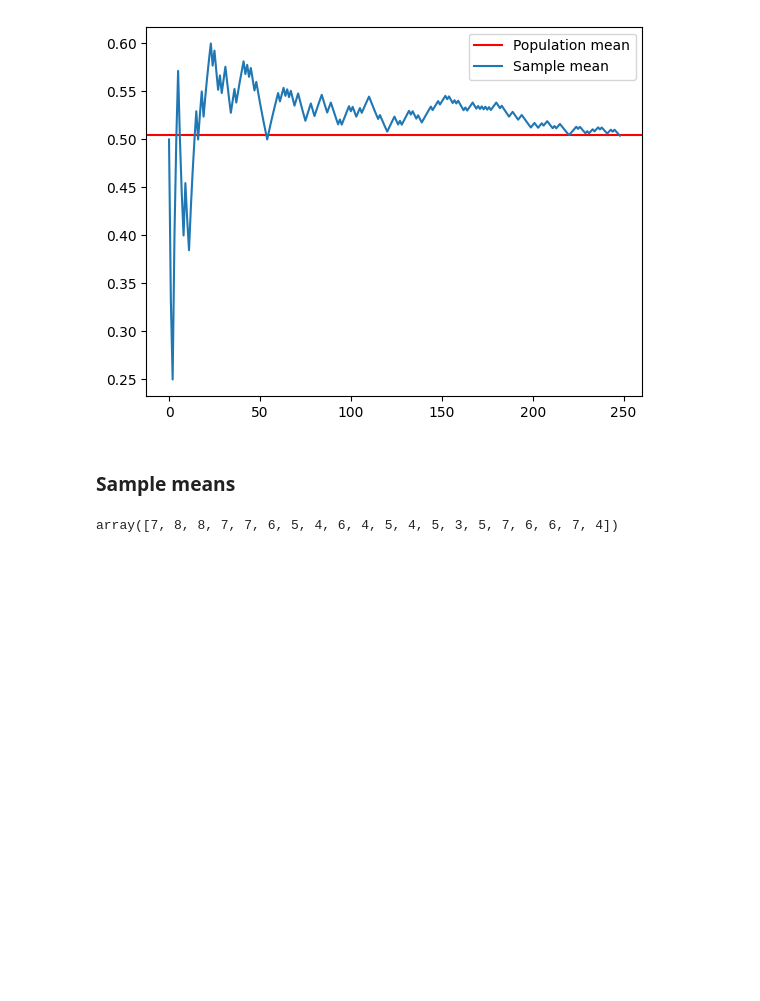
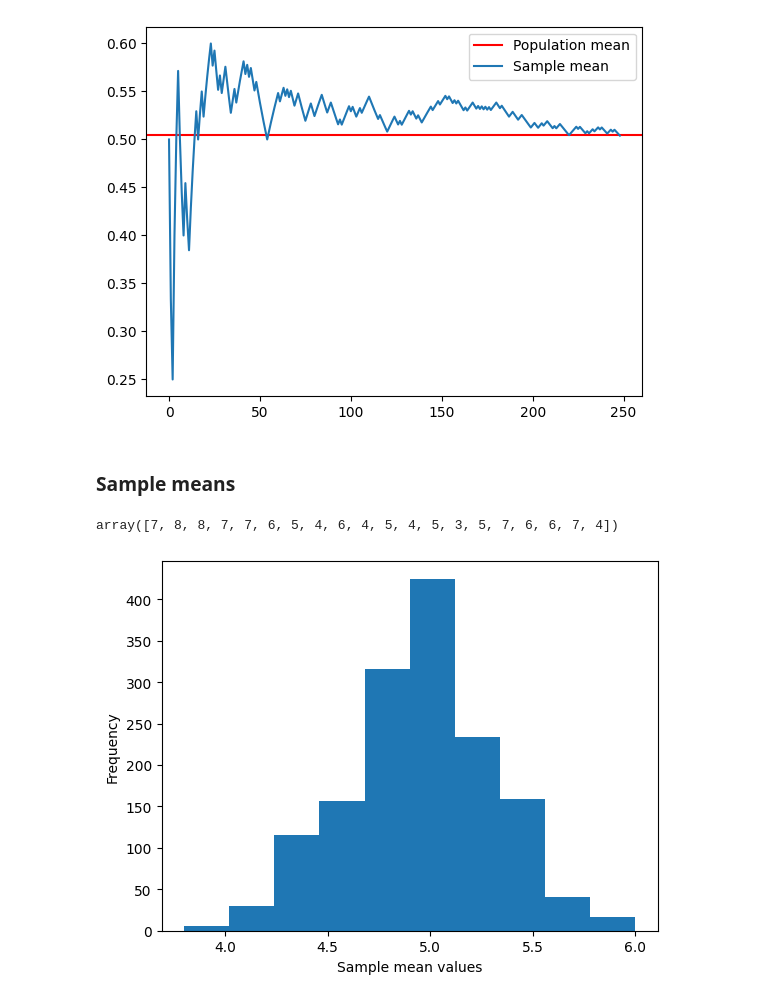
Before and after one commit to ozlerhakan/datacamp, a Jupyter notebook: Foundations of Probability in Python/chapter4.ipynb, the cells around one changed output. Saved outputs shown, nothing was run; the diff lists cells and outputs as text; code cells hidden in the pictures; blank space fills up the shorter version.

```diff
--- a/Foundations of Probability in Python/chapter4.ipynb
+++ b/Foundations of Probability in Python/chapter4.ipynb
@@ -146,0 +149,16 @@ array([7, 8, 8, 7, 7, 6, 5, 4, 6, 4, 5, 4, 5, 3, 5, 7, 6, 6, 7, 4])
+# %%
+
+sample_means = []
+for _ in range(1500):
+
+    sample = np.random.choice(population, 20)
+
+    sample_means.append(describe(sample).mean)
+# %%
+
+plt.hist(sample_means)
+plt.xlabel("Sample mean values")
+plt.ylabel("Frequency")
+plt.show()
+# %% [output]
+[figure, added]
```
Also changed, not shown: parts of 1 cell of this notebook.
